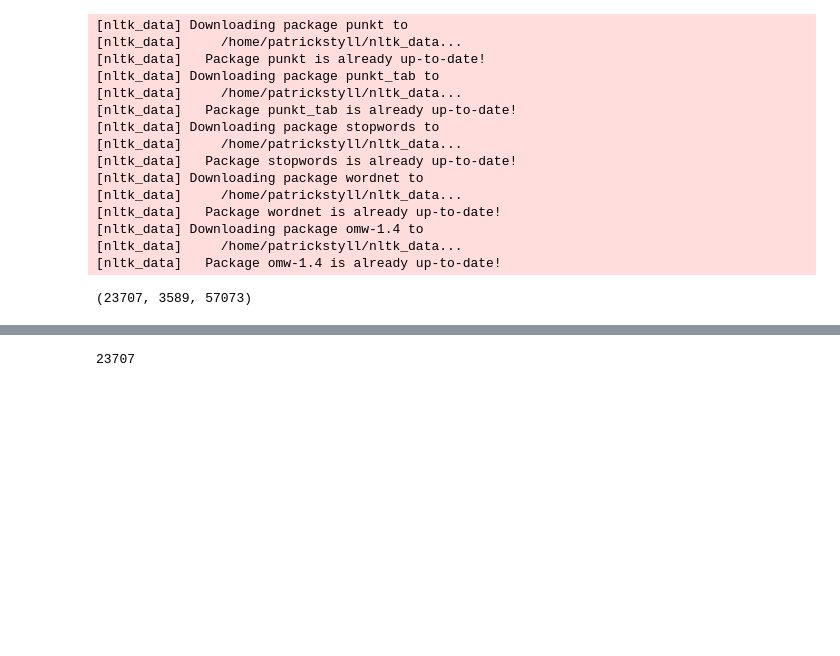
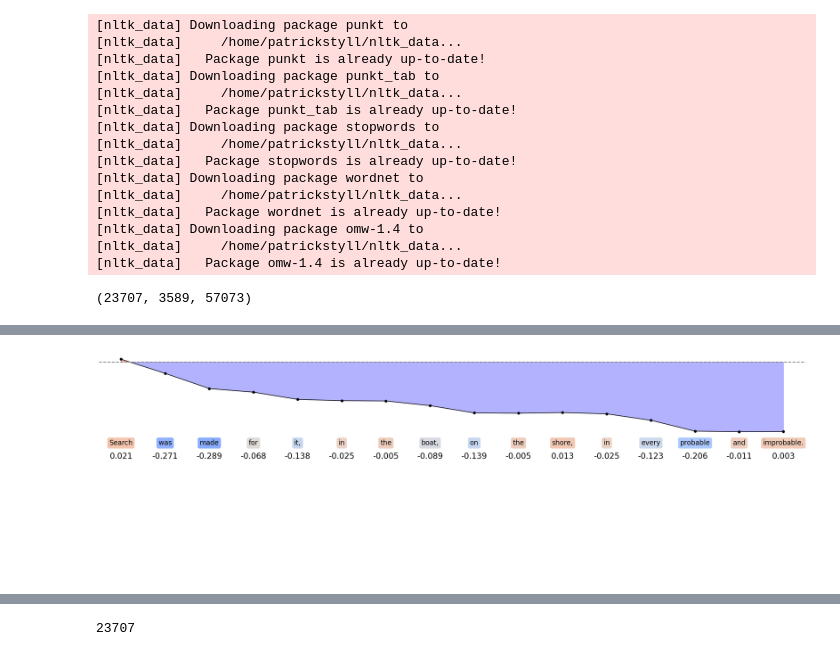
Before and after one commit to max-seeli/steely, a Jupyter notebook: src/steely/task_1/correlation_signal_analysis.ipynb, the cells around one changed output, grey strips where cells are left out. Saved outputs shown, nothing was run; the diff lists cells and outputs as text; code cells hidden in the pictures; blank space fills up the shorter version.

```diff
--- a/src/steely/task_1/correlation_signal_analysis.ipynb
+++ b/src/steely/task_1/correlation_signal_analysis.ipynb
@@ -180,0 +310,5 @@ AI text signal: 513
+# %%
+text = "Search was made for it, in the boat, on the shore, in every probable and improbable."
+plot_text_signal(text)
+# %% [output]
+[figure, added]
```
Also changed, not shown: parts of 11 cells of this notebook, 1 other file.
